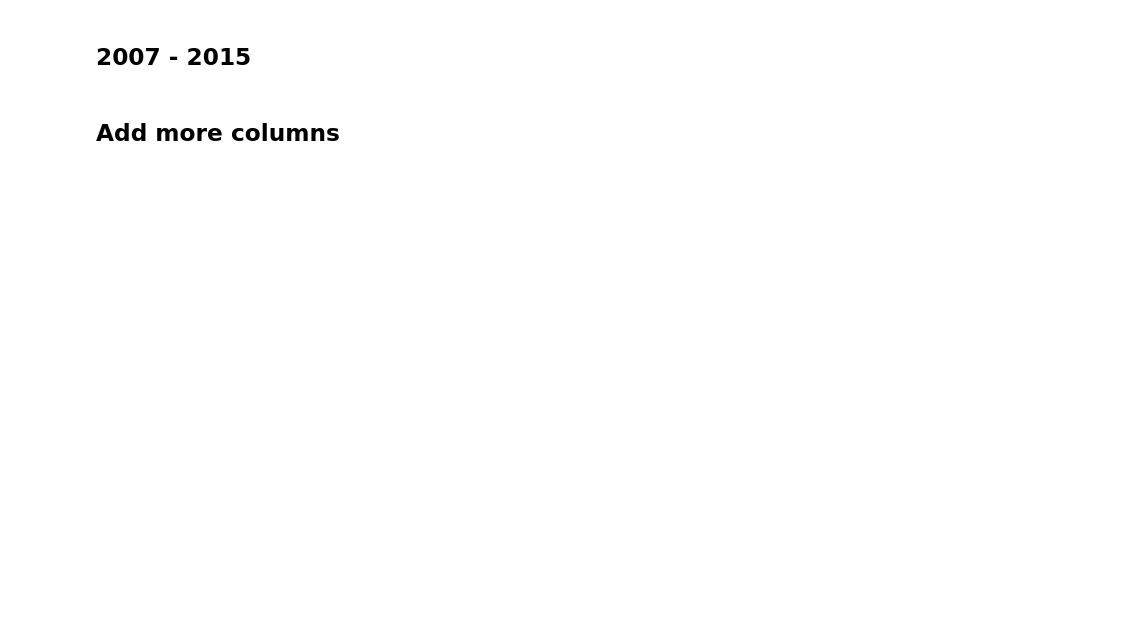
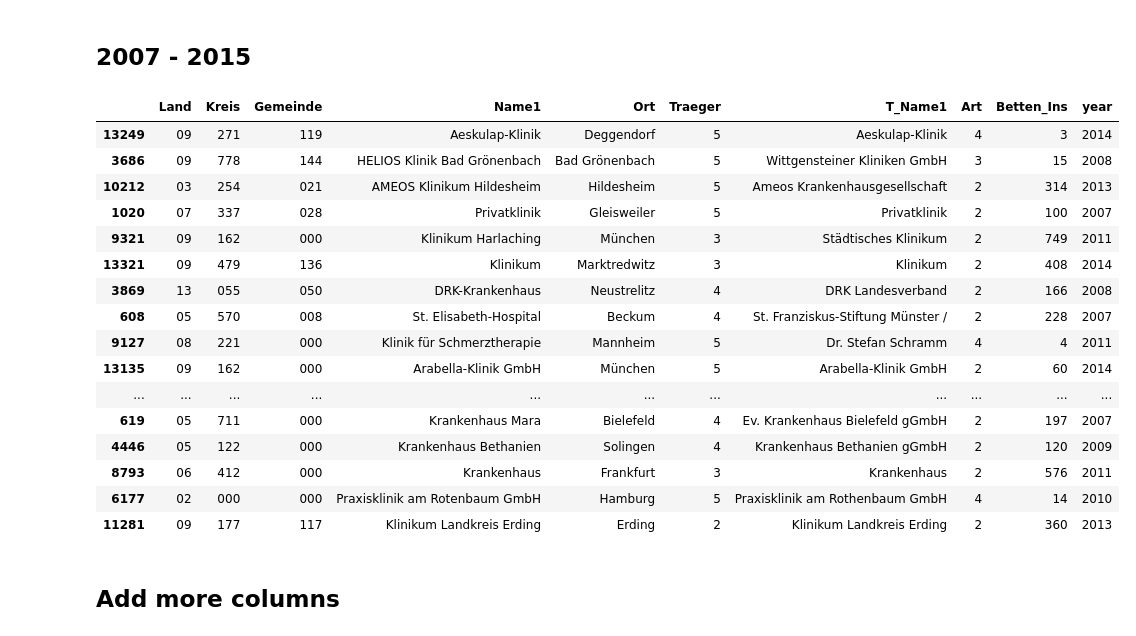
Before and after one commit to christinegotth/ddj-krankenhaus, a Jupyter notebook: get_all_data.ipynb, the cells around one changed output. Cells and saved outputs as stored; diff of their text form; code cells hidden in the pictures; blank space fills up the shorter version.

```diff
--- a/get_all_data.ipynb
+++ b/get_all_data.ipynb
@@ -171,6 +204,26 @@ for file in filenames:
 df_2007_2015 = pd.concat(df_from_every_file, ignore_index=True)
 # %%
 df_2007_2015 = df_2007_2015[['Land', 'Kreis', 'Gemeinde', 'Name1', 'Ort', 'Traeger', 'T_Name1', 'Art', 'Betten_Ins', 'year']]
+# %%
+df_2007_2015.sample(20)
+# %% [output]
+|  | Land | Kreis | Gemeinde | Name1 | Ort | Traeger | T_Name1 | Art | Betten_Ins | year |
+| 13249 | 09 | 271 | 119 | Aeskulap-Klinik | Deggendorf | 5 | Aeskulap-Klinik | 4 | 3 | 2014 |
+| 3686 | 09 | 778 | 144 | HELIOS Klinik Bad Grönenbach | Bad Grönenbach | 5 | Wittgensteiner Kliniken GmbH | 3 | 15 | 2008 |
+| 10212 | 03 | 254 | 021 | AMEOS Klinikum Hildesheim | Hildesheim | 5 | Ameos Krankenhausgesellschaft | 2 | 314 | 2013 |
+| 1020 | 07 | 337 | 028 | Privatklinik | Gleisweiler | 5 | Privatklinik | 2 | 100 | 2007 |
+| 9321 | 09 | 162 | 000 | Klinikum Harlaching | München | 3 | Städtisches Klinikum | 2 | 749 | 2011 |
+| 13321 | 09 | 479 | 136 | Klinikum | Marktredwitz | 3 | Klinikum | 2 | 408 | 2014 |
+| 3869 | 13 | 055 | 050 | DRK-Krankenhaus | Neustrelitz | 4 | DRK Landesverband | 2 | 166 | 2008 |
+| 608 | 05 | 570 | 008 | St. Elisabeth-Hospital | Beckum | 4 | St. Franziskus-Stiftung Münster / | 2 | 228 | 2007 |
+| 9127 | 08 | 221 | 000 | Klinik für Schmerztherapie | Mannheim | 5 | Dr. Stefan Schramm | 4 | 4 | 2011 |
+| 13135 | 09 | 162 | 000 | Arabella-Klinik GmbH | München | 5 | Arabella-Klinik GmbH | 2 | 60 | 2014 |
+| ... | ... | ... | ... | ... | ... | ... | ... | ... | ... | ... |
+| 619 | 05 | 711 | 000 | Krankenhaus Mara | Bielefeld | 4 | Ev. Krankenhaus Bielefeld gGmbH | 2 | 197 | 2007 |
+| 4446 | 05 | 122 | 000 | Krankenhaus Bethanien | Solingen | 4 | Krankenhaus Bethanien gGmbH | 2 | 120 | 2009 |
+| 8793 | 06 | 412 | 000 | Krankenhaus | Frankfurt | 3 | Krankenhaus | 2 | 576 | 2011 |
+| 6177 | 02 | 000 | 000 | Praxisklinik am Rotenbaum GmbH | Hamburg | 5 | Praxisklinik am Rothenbaum GmbH | 4 | 14 | 2010 |
+| 11281 | 09 | 177 | 117 | Klinikum Landkreis Erding | Erding | 2 | Klinikum Landkreis Erding | 2 | 360 | 2013 |
 # %% [markdown]
 ## Add more columns
 # %%
```
Also changed, not shown: parts of 18 cells of this notebook.
